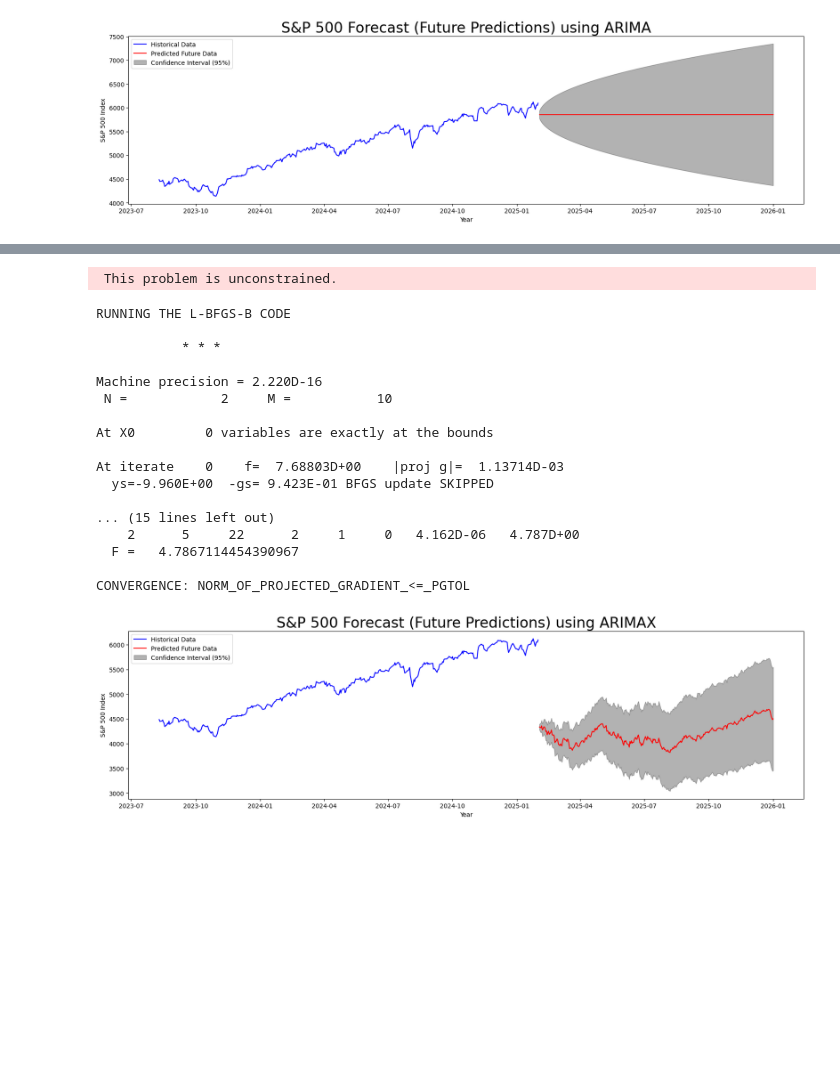
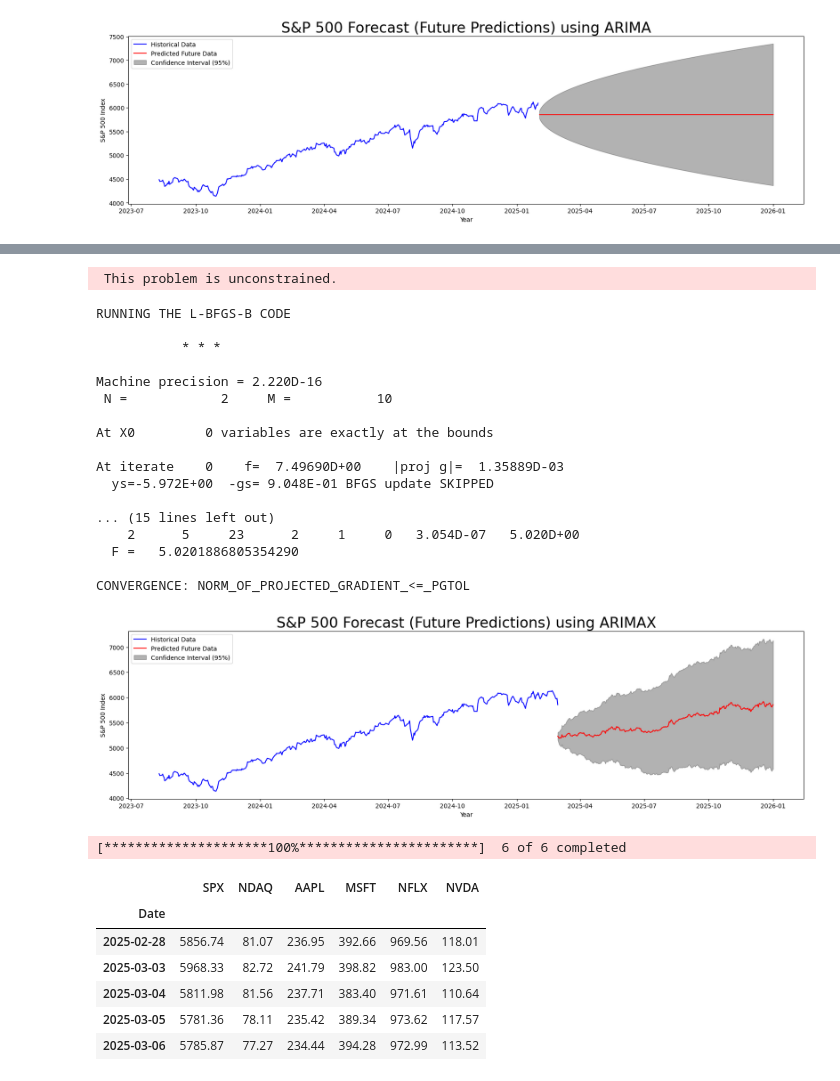
Before and after one commit to hivan04/spx_price_forecast, a Jupyter notebook: Notebooks/2. SPX.ipynb, the cells around one changed output, grey strips where cells are left out. Cells and saved outputs as stored; diff of their text form; code cells hidden in the pictures; blank space fills up the shorter version.

```diff
--- a/Notebooks/2. SPX.ipynb
+++ b/Notebooks/2. SPX.ipynb
@@ -379,19 +413,25 @@ Shape of Exogenous Variables: (906,)
 # %%
-#Using SARIMA Model#
-#Dates are same as above#
+#Using an ARIMAX Model#
 from statsmodels.tsa.statespace.sarimax import SARIMAX
+# Define the prediction date range
+predict_start_date = endog.index[-1]  # Start prediction from the last date of historical data
+predict_end_date = "2026-01-01"
 
-#Fit the ARIMAX model on the entire dataset
-model_spx_010_s = SARIMAX(df['SPX'], exog=exog_vars, order=(0,1,0))
-results_model_spx_010_s = model_spx_010_s.fit()
+# Convert the end date to a timestamp to calculate the number of steps
+predict_end_date_ts = pd.Timestamp(predict_end_date)
+predict_start_date_ts = pd.Timestamp(predict_start_date)
 
 # Calculate the number of steps to forecast
 num_steps = (predict_end_date_ts - predict_start_date_ts).days + 1
 
+# Fit the SARIMAX model on the aligned dataset
+model_spx_010_s = SARIMAX(endog, exog=exog, order=(0, 1, 0))
+results_model_spx_010_s = model_spx_010_s.fit()
+
 # Generate future exogenous values (Ensure num_steps rows exist)
-future_exog = exog_vars.iloc[-num_steps:].copy()
+future_exog = exog.iloc[-num_steps:].copy()
 if future_exog.shape[0] < num_steps:
-    last_exog = exog_vars.iloc[-1].values.reshape(1, -1)
+    last_exog = exog.iloc[-1].values.reshape(1, -1)
     future_exog = pd.DataFrame(
         np.tile(last_exog, (num_steps, 1)),
         columns=exog_vars.columns
@@ -410,7 +450,7 @@ future_predictions.index = future_dates
 
 # Plot the results
 plt.figure(figsize=(20, 5))
-plt.plot(df_test.SPX[:predict_start_date], color="blue", label='Historical Data')
+plt.plot(df_test['SPX'], color="blue", label='Historical Data')
 plt.plot(future_predictions, color="red", label='Predicted Future Data')
 plt.fill_between(future_dates, confidence_intervals.iloc[:, 0], confidence_intervals.iloc[:, 1],
                  color='black', alpha=0.3, label='Confidence Interval (95%)')
@@ -430,13 +470,37 @@ Machine precision = 2.220D-16
 
 At X0         0 variables are exactly at the bounds
 
-At iterate    0    f=  7.68803D+00    |proj g|=  1.13714D-03
-  ys=-9.960E+00  -gs= 9.423E-01 BFGS update SKIPPED
+At iterate    0    f=  7.49690D+00    |proj g|=  1.35889D-03
+  ys=-5.972E+00  -gs= 9.048E-01 BFGS update SKIPPED
 
 ... (15 lines left out)
-    2      5     22      2     1     0   4.162D-06   4.787D+00
-  F =   4.7867114454390967
+    2      5     23      2     1     0   3.054D-07   5.020D+00
+  F =   5.0201886805354290
 
 CONVERGENCE: NORM_OF_PROJECTED_GRADIENT_<=_PGTOL
-[figure, old version]
+[figure, new version]
+# %%
+
+import yfinance as yf
+import pandas as pd
+tickers = ["^GSPC", "NDAQ", "AAPL", "NVDA", "MSFT", "NFLX"]
+start_date = "2025-02-28"
+end_date = "2025-03-22"
+
+data = yf.download(tickers, start=start_date, end=end_date)
+data.to_csv('/Users/ivan/Documents/Data Science Projects/Portfolio_Forecast/Datasets/forecastas.csv')
+df2 = pd.read_csv('/Users/ivan/Documents/Data Science Projects/Portfolio_Forecast/Datasets/forecastassist.csv')
+df2 = df2.round(2)
+df2['Date'] = pd.to_datetime(df2['Date'], dayfirst=True)
+df2.set_index('Date', inplace=True)
+df2.head()
+# %% [output]
+[*********************100%***********************]  6 of 6 completed
+|  | SPX | NDAQ | AAPL | MSFT | NFLX | NVDA |
+| Date |  |  |  |  |  |  |
+| 2025-02-28 | 5856.74 | 81.07 | 236.95 | 392.66 | 969.56 | 118.01 |
+| 2025-03-03 | 5968.33 | 82.72 | 241.79 | 398.82 | 983.00 | 123.50 |
+| 2025-03-04 | 5811.98 | 81.56 | 237.71 | 383.40 | 971.61 | 110.64 |
+| 2025-03-05 | 5781.36 | 78.11 | 235.42 | 389.34 | 973.62 | 117.57 |
+| 2025-03-06 | 5785.87 | 77.27 | 234.44 | 394.28 | 972.99 | 113.52 |
 # %%
```
Also changed, not shown: parts of 5 cells of this notebook, 4 other files.
